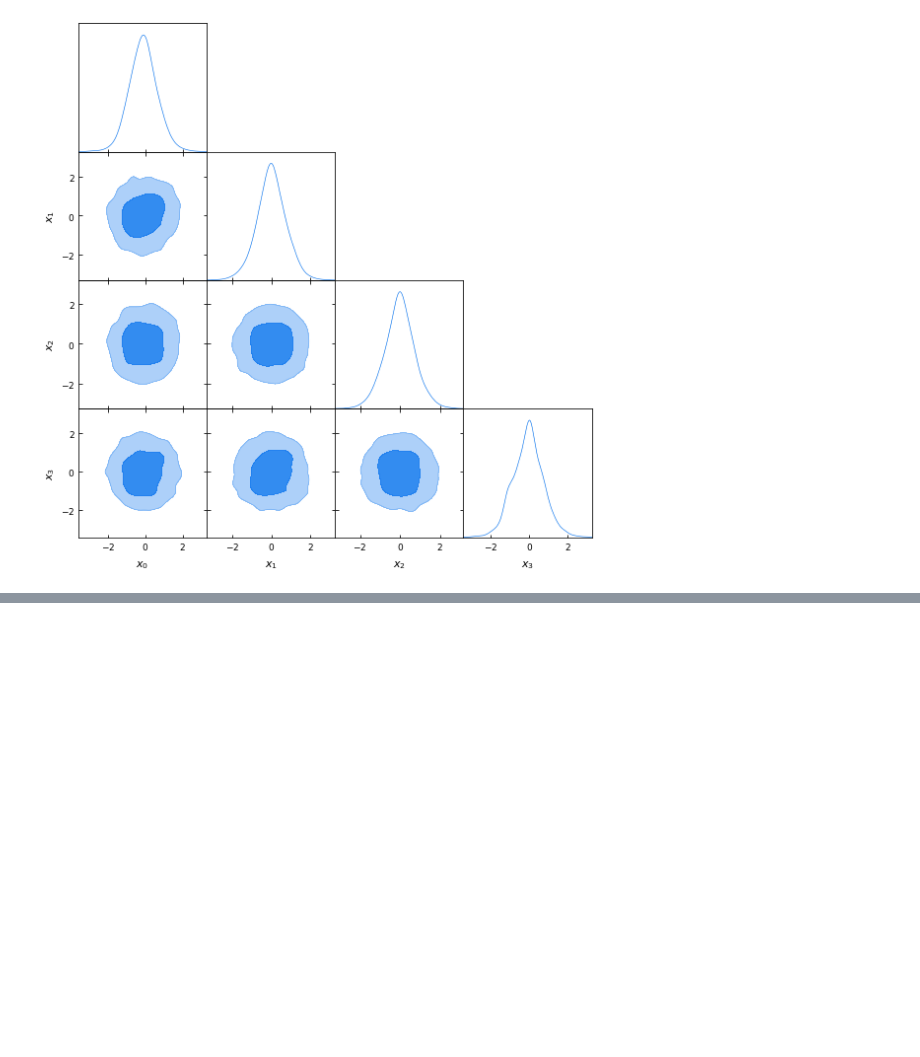
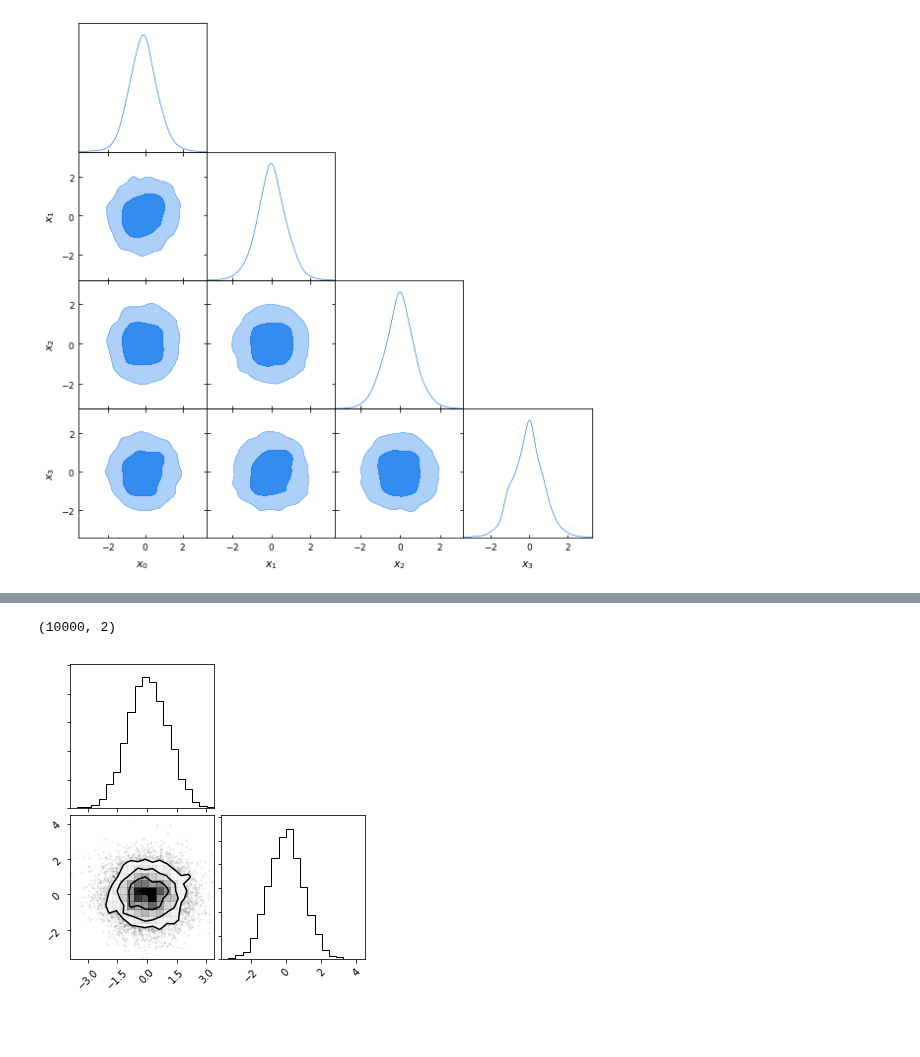
Before and after one commit to h3jia/bayesfast, a Jupyter notebook: examples/sample-2.ipynb, the cells around one changed output, grey strips where cells are left out. Saved outputs shown, nothing was run; the diff lists cells and outputs as text; code cells hidden in the pictures; blank space fills up the shorter version.

```diff
--- a/examples/sample-2.ipynb
+++ b/examples/sample-2.ipynb
@@ -410,0 +431,13 @@ Name(item1=1, item2=2, item3=3)
+# %%
+import corner
+import numpy as np
+
+ndim, nsamples = 2, 10000
+np.random.seed(42)
+samples = np.random.randn(ndim * nsamples).reshape([nsamples, ndim])
+weights = np.exp(np.random.randn(nsamples))
+figure = corner.corner(samples, weights=weights)
+print(samples.shape)
+# %% [output]
+(10000, 2)
+[figure, added]
@@ -410,0 +490,2 @@ Name(item1=1, item2=2, item3=3)
+# %% [markdown]
+##
```
Also changed, not shown: parts of 11 cells of this notebook, 3 other files.
